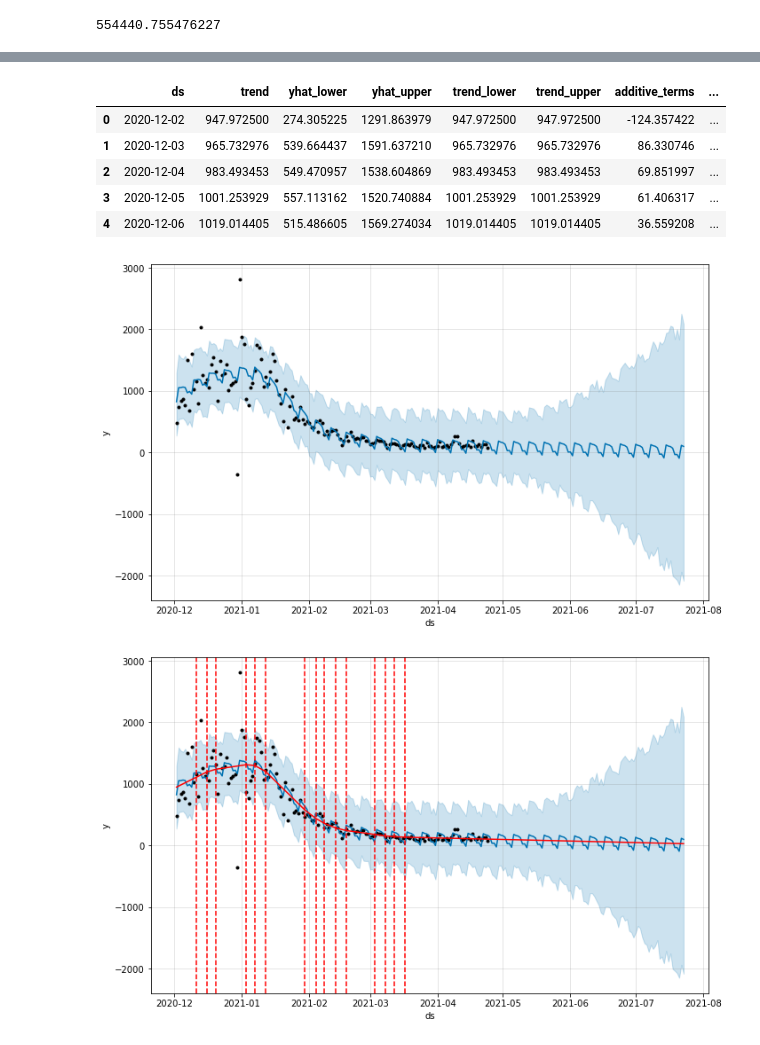
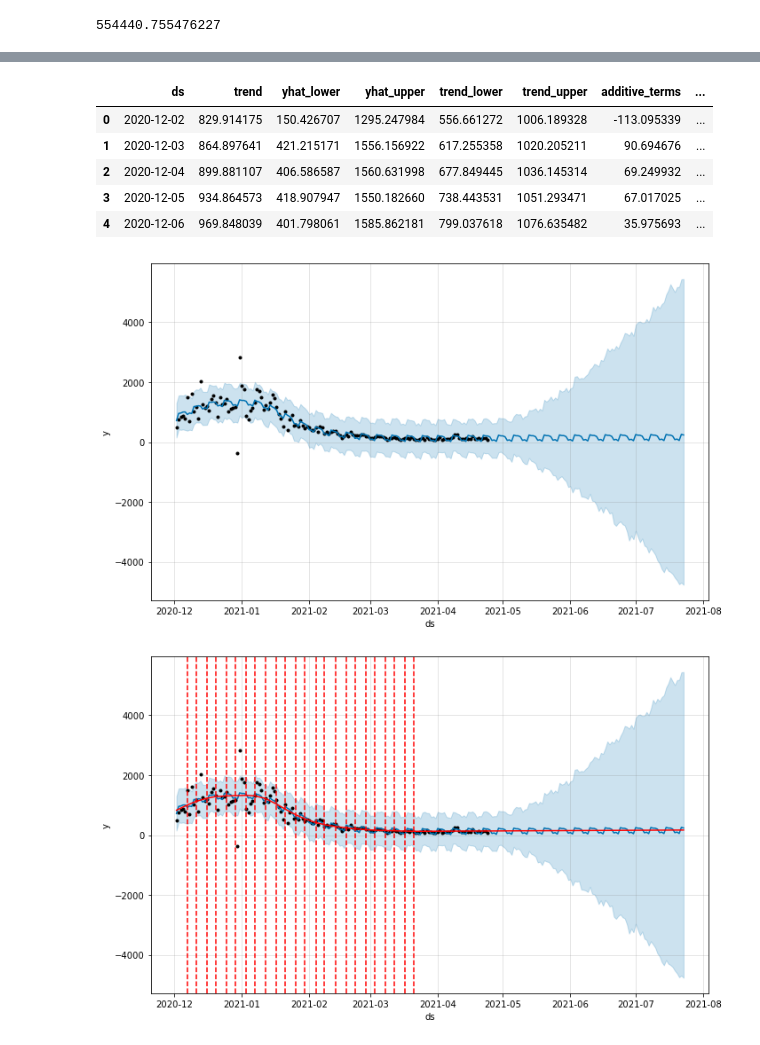
Before and after one commit to SJSUSpring21/LockdownBuster, a Jupyter notebook: src/ActiveCasePredictionModel.ipynb, the cells around one changed output, grey strips where cells are left out. Saved outputs shown, nothing was run; the diff lists cells and outputs as text; code cells hidden in the pictures.

```diff
--- a/src/ActiveCasePredictionModel.ipynb
+++ b/src/ActiveCasePredictionModel.ipynb
@@ -244,7 +176,7 @@ np.sqrt(p_error)
 554440.755476227
 # %%
 #prediction model for active cases in county
-m = Prophet(interval_width=0.95,changepoint_prior_scale=0.5)
+m = Prophet(interval_width=0.95,changepoint_prior_scale=0.5,mcmc_samples=30)
 model = m.fit(df_train)
 future = m.make_future_dataframe(periods=90,freq='D')
 forecast = m.predict(future)
@@ -255,17 +188,17 @@ INFO:fbprophet:Disabling daily seasonality. Run prophet with daily_seasonality=T
 |  | ds | trend | yhat_lower | yhat_upper | trend_lower | trend_upper | additive_terms | ... |
-| 0 | 2020-12-02 | 947.972500 | 274.305225 | 1291.863979 | 947.972500 | 947.972500 | -124.357422 | ... |
-| 1 | 2020-12-03 | 965.732976 | 539.664437 | 1591.637210 | 965.732976 | 965.732976 | 86.330746 | ... |
-| 2 | 2020-12-04 | 983.493453 | 549.470957 | 1538.604869 | 983.493453 | 983.493453 | 69.851997 | ... |
-| 3 | 2020-12-05 | 1001.253929 | 557.113162 | 1520.740884 | 1001.253929 | 1001.253929 | 61.406317 | ... |
-| 4 | 2020-12-06 | 1019.014405 | 515.486605 | 1569.274034 | 1019.014405 | 1019.014405 | 36.559208 | ... |
+| 0 | 2020-12-02 | 829.914175 | 150.426707 | 1295.247984 | 556.661272 | 1006.189328 | -113.095339 | ... |
+| 1 | 2020-12-03 | 864.897641 | 421.215171 | 1556.156922 | 617.255358 | 1020.205211 | 90.694676 | ... |
+| 2 | 2020-12-04 | 899.881107 | 406.586587 | 1560.631998 | 677.849445 | 1036.145314 | 69.249932 | ... |
+| 3 | 2020-12-05 | 934.864573 | 418.907947 | 1550.182660 | 738.443531 | 1051.293471 | 67.017025 | ... |
+| 4 | 2020-12-06 | 969.848039 | 401.798061 | 1585.862181 | 799.037618 | 1076.635482 | 35.975693 | ... |
 # %%
 plot1 = m.plot(forecast)
 # %% [output]
-[figure, old version]
+[figure, new version]
 # %%
 from fbprophet.plot import add_changepoints_to_plot
 fig = m.plot(forecast)
 a = add_changepoints_to_plot(fig.gca(), m, forecast)
 # %% [output]
-[figure, old version]
+[figure, new version]
 # %%
```
Also changed, not shown: parts of 24 cells of this notebook.
